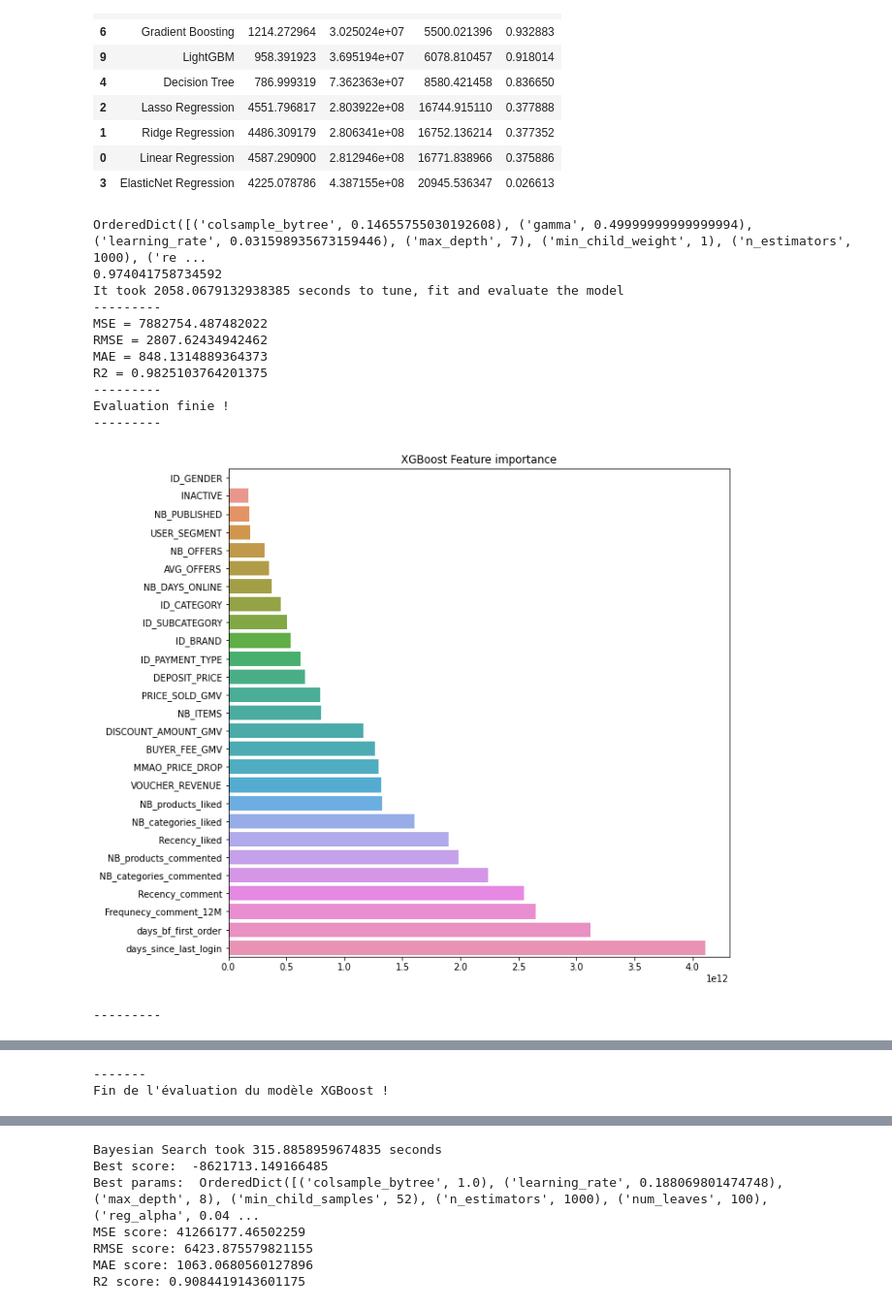
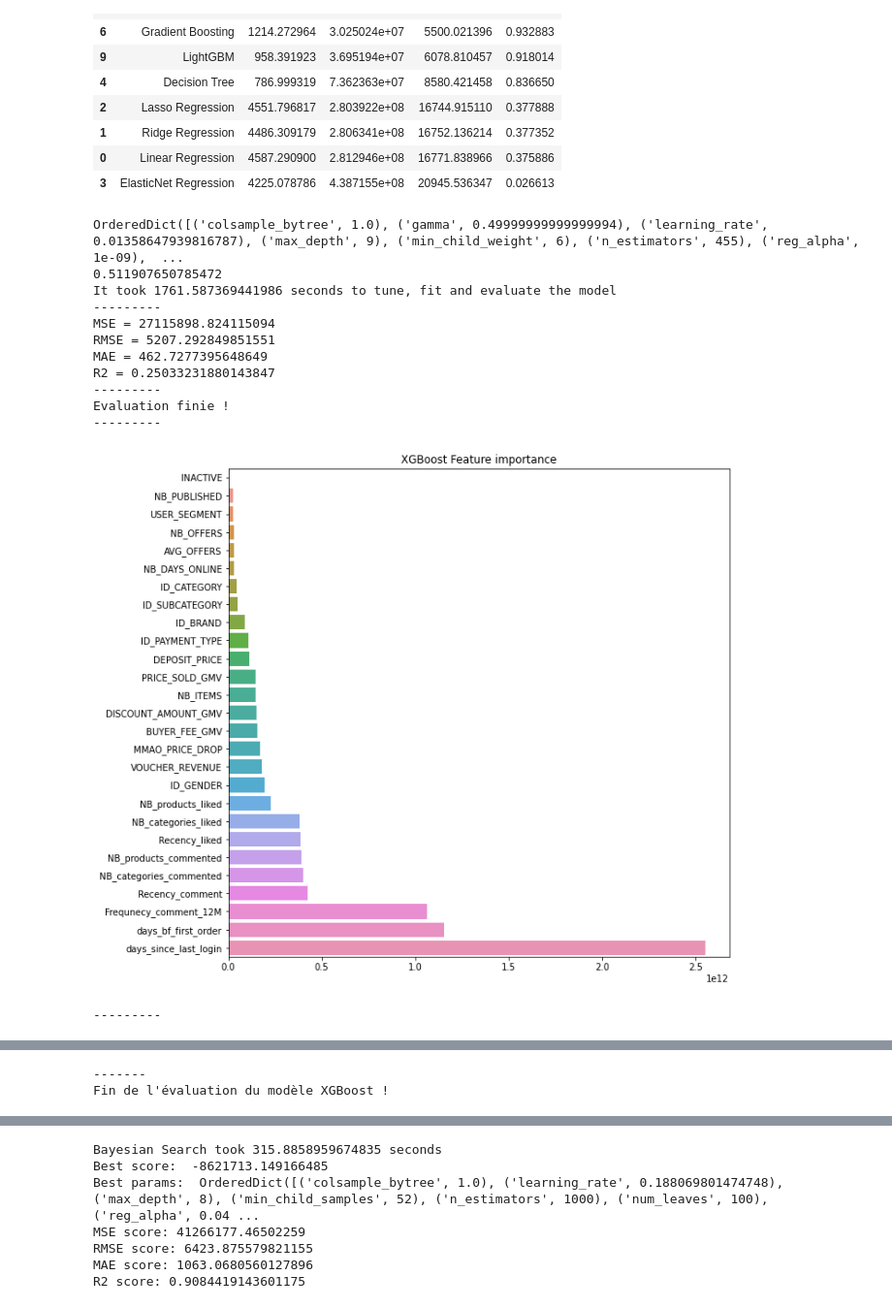
Before and after one commit to ElieTrigano/CRP_VC, a Jupyter notebook: model_v1_cleaned.ipynb, the cells around one changed output, grey strips where cells are left out. Shown: that part at 97% size. Saved outputs shown, nothing was run; the diff lists cells and outputs as text; code cells hidden in the pictures.

```diff
--- a/model_v1_cleaned.ipynb
+++ b/model_v1_cleaned.ipynb
@@ -49,7 +49,7 @@ from catboost import CatBoostRegressor
 # Preprocessing of the data
 # %%
 # load and import the data
-df_model = pd.read_csv('df_model_v4.csv')
+df_model = pd.read_csv('df_model_v5.csv')
 # %%
 def drop_columns(df):
     '''
@@ -729,7 +715,7 @@ weighted avg       0.79      0.79      0.79      2000
 # %% [markdown]
 # Model 2 : Predicting the Customer Lifetime Value (CLV) of a customer
 # %%
-X_train_CLTV_scaled, X_test_CLTV_scaled = pre_processing(df_sample, X_train_CLTV, X_test_CLTV, scaling=True, scaler='MinMaxScaler')
+X_train_CLTV_scaled, X_test_CLTV_scaled = pre_processing(df, X_train_CLTV, X_test_CLTV, scaling=True, scaler='MinMaxScaler')
 # %%
 def regression_model_testing(df, X_train, X_test, y_train, y_test):
     '''
@@ -975,18 +961,18 @@ def xgb_evaluation(df, X_train, X_test, y_train, y_test):
 
     return df_model, model_test, y_pred
 # %%
-df_xgboost_tuned, model_test_xgb, cltv_pred_xgb = xgb_evaluation(df_sample, X_train_CLTV_scaled, X_test_CLTV_scaled, y_train_CLTV, y_test_CLTV)
+df_xgboost_tuned, model_test_xgb, cltv_pred_xgb = xgb_evaluation(df, X_train_CLTV_scaled, X_test_CLTV_scaled, y_train_CLTV, y_test_CLTV)
 # %% [output]
-OrderedDict([('colsample_bytree', 0.14655755030192608), ('gamma', 0.49999999999999994), ('learning_rate', 0.031598935673159446), ('max_depth', 7), ('min_child_weight', 1), ('n_estimators', 1000), ('re ...
-0.974041758734592
-It took 2058.0679132938385 seconds to tune, fit and evaluate the model
+OrderedDict([('colsample_bytree', 1.0), ('gamma', 0.49999999999999994), ('learning_rate', 0.01358647939816787), ('max_depth', 9), ('min_child_weight', 6), ('n_estimators', 455), ('reg_alpha', 1e-09),  ...
+0.511907650785472
+It took 1761.587369441986 seconds to tune, fit and evaluate the model
 ---------
-MSE = 7882754.487482022
-RMSE = 2807.62434942462
-MAE = 848.1314889364373
-R2 = 0.9825103764201375
+MSE = 27115898.824115094
+RMSE = 5207.292849851551
+MAE = 462.7277395648649
+R2 = 0.25033231880143847
 ---------
 Evaluation finie !
 ---------
-[figure, old version]
+[figure, new version]
 ---------
```
Also changed, not shown: parts of 12 cells of this notebook, 14 other files.
